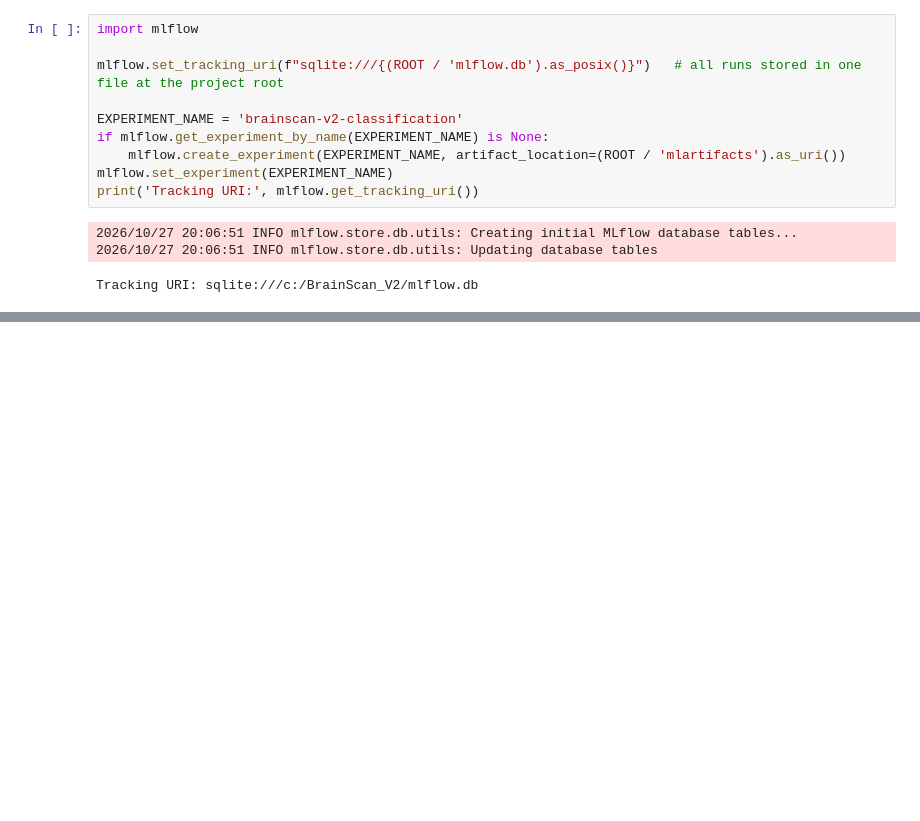
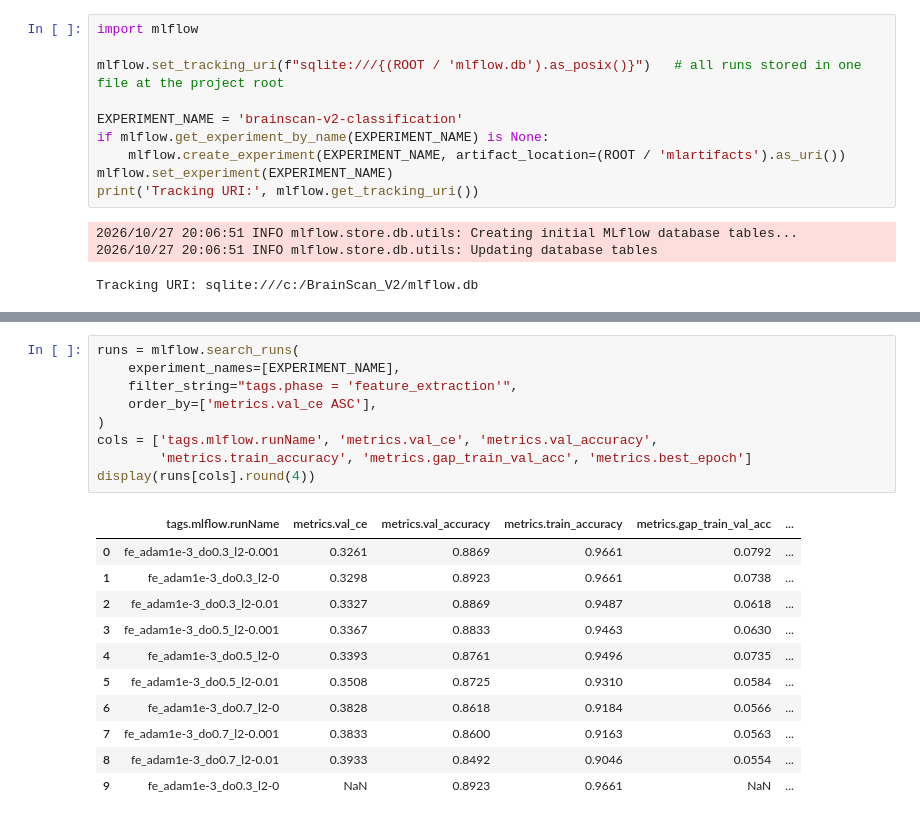
Before and after one commit to abdoelhadere-bit/BrainScan-V2, a Jupyter notebook: notebook/note.ipynb, the cells around one changed output, grey strips where cells are left out. Drawn from its saved outputs; the diff is of its cells as text; blank space fills up the shorter version.

```diff
--- a/notebook/note.ipynb
+++ b/notebook/note.ipynb
@@ -714,0 +748,21 @@ run logged
+# %%
+runs = mlflow.search_runs(
+    experiment_names=[EXPERIMENT_NAME],
+    filter_string="tags.phase = 'feature_extraction'",
+    order_by=['metrics.val_ce ASC'],
+)
+cols = ['tags.mlflow.runName', 'metrics.val_ce', 'metrics.val_accuracy',
+        'metrics.train_accuracy', 'metrics.gap_train_val_acc', 'metrics.best_epoch']
+display(runs[cols].round(4))
+# %% [output]
+|  | tags.mlflow.runName | metrics.val_ce | metrics.val_accuracy | metrics.train_accuracy | metrics.gap_train_val_acc | ... |
+| 0 | fe_adam1e-3_do0.3_l2-0.001 | 0.3261 | 0.8869 | 0.9661 | 0.0792 | ... |
+| 1 | fe_adam1e-3_do0.3_l2-0 | 0.3298 | 0.8923 | 0.9661 | 0.0738 | ... |
+| 2 | fe_adam1e-3_do0.3_l2-0.01 | 0.3327 | 0.8869 | 0.9487 | 0.0618 | ... |
+| 3 | fe_adam1e-3_do0.5_l2-0.001 | 0.3367 | 0.8833 | 0.9463 | 0.0630 | ... |
+| 4 | fe_adam1e-3_do0.5_l2-0 | 0.3393 | 0.8761 | 0.9496 | 0.0735 | ... |
+| 5 | fe_adam1e-3_do0.5_l2-0.01 | 0.3508 | 0.8725 | 0.9310 | 0.0584 | ... |
+| 6 | fe_adam1e-3_do0.7_l2-0 | 0.3828 | 0.8618 | 0.9184 | 0.0566 | ... |
+| 7 | fe_adam1e-3_do0.7_l2-0.001 | 0.3833 | 0.8600 | 0.9163 | 0.0563 | ... |
+| 8 | fe_adam1e-3_do0.7_l2-0.01 | 0.3933 | 0.8492 | 0.9046 | 0.0554 | ... |
+| 9 | fe_adam1e-3_do0.3_l2-0 | NaN | 0.8923 | 0.9661 | NaN | ... |
```
Also changed, not shown: parts of 11 cells of this notebook, 15 other files.
